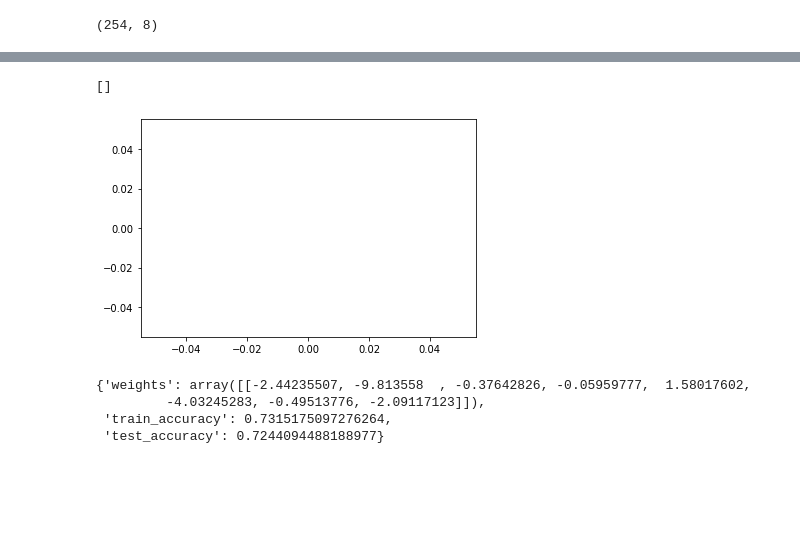
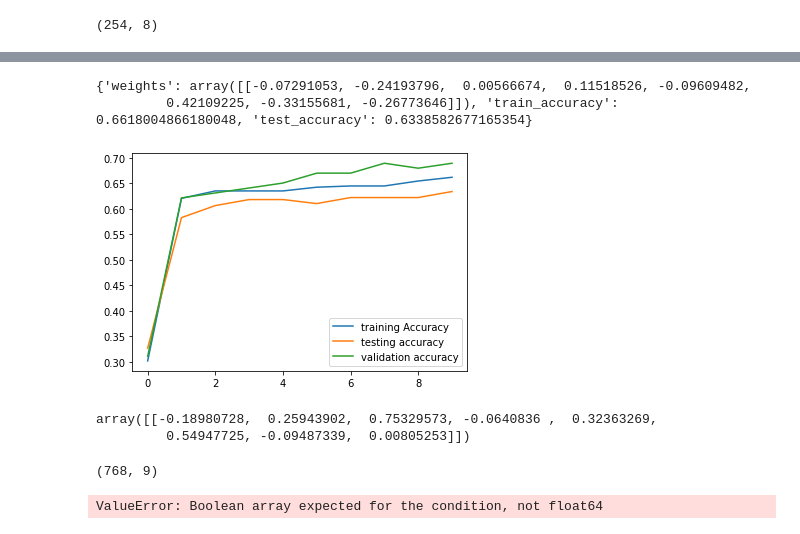
Before and after one commit to thethomasam/Perceptron, a Jupyter notebook: myPerceptron.ipynb, the cells around one changed output, grey strips where cells are left out. Drawn from its saved outputs; the diff is of its cells as text; code cells hidden in the pictures; blank space fills up the shorter version.

```diff
--- a/myPerceptron.ipynb
+++ b/myPerceptron.ipynb
@@ -142,15 +170,35 @@ b.plot_acc()
+# %%
+
+b=MyPerceptron(X,y,10,False)
+b.train()
+b.get_best_weights()
+b.plot_acc()
+# %% [output]
+{'weights': array([[-0.07291053, -0.24193796,  0.00566674,  0.11518526, -0.09609482,
+         0.42109225, -0.33155681, -0.26773646]]), 'train_accuracy': 0.6618004866180048, 'test_accuracy': 0.6338582677165354}
+[figure, added]
+# %%
+b.get_best_weights()
+# %% [output]
+array([[-0.18980728,  0.25943902,  0.75329573, -0.0640836 ,  0.32363269,
+         0.54947725, -0.09487339,  0.00805253]])
 # %%
-
-b.get_best_weights()
+# %% [output]
+(768, 9)
-# %%
-b.plot_error()
-# %% [output]
-[]
-[figure, removed]
-# %%
-b.best_weight
-# %% [output]
-{'weights': array([[-2.44235507, -9.813558  , -0.37642826, -0.05959777,  1.58017602,
-         -4.03245283, -0.49513776, -2.09117123]]),
- 'train_accuracy': 0.7315175097276264,
- 'test_accuracy': 0.7244094488188977}
+# %%
+
+subset_df = X
+
+from sklearn.preprocessing import StandardScaler
+ss = StandardScaler()
+
+scaled_df = ss.fit_transform(subset_df)
+scaled_df = pd.DataFrame(scaled_df)
+final_df = pd.concat([scaled_df,y], axis=1)
+final_df.head()
+final_df.iloc[:,:-1]
+#plot parallel coordinates
+from pandas.plotting import parallel_coordinates
+pc = parallel_coordinates(final_df.iloc[:,:-1], pd.DataFrame(final_df.iloc[:,-1]), color=('#FFE888', '#FF9999'))
+# %% [output]
+ValueError: Boolean array expected for the condition, not float64
```
Also changed, not shown: parts of 4 cells of this notebook.
